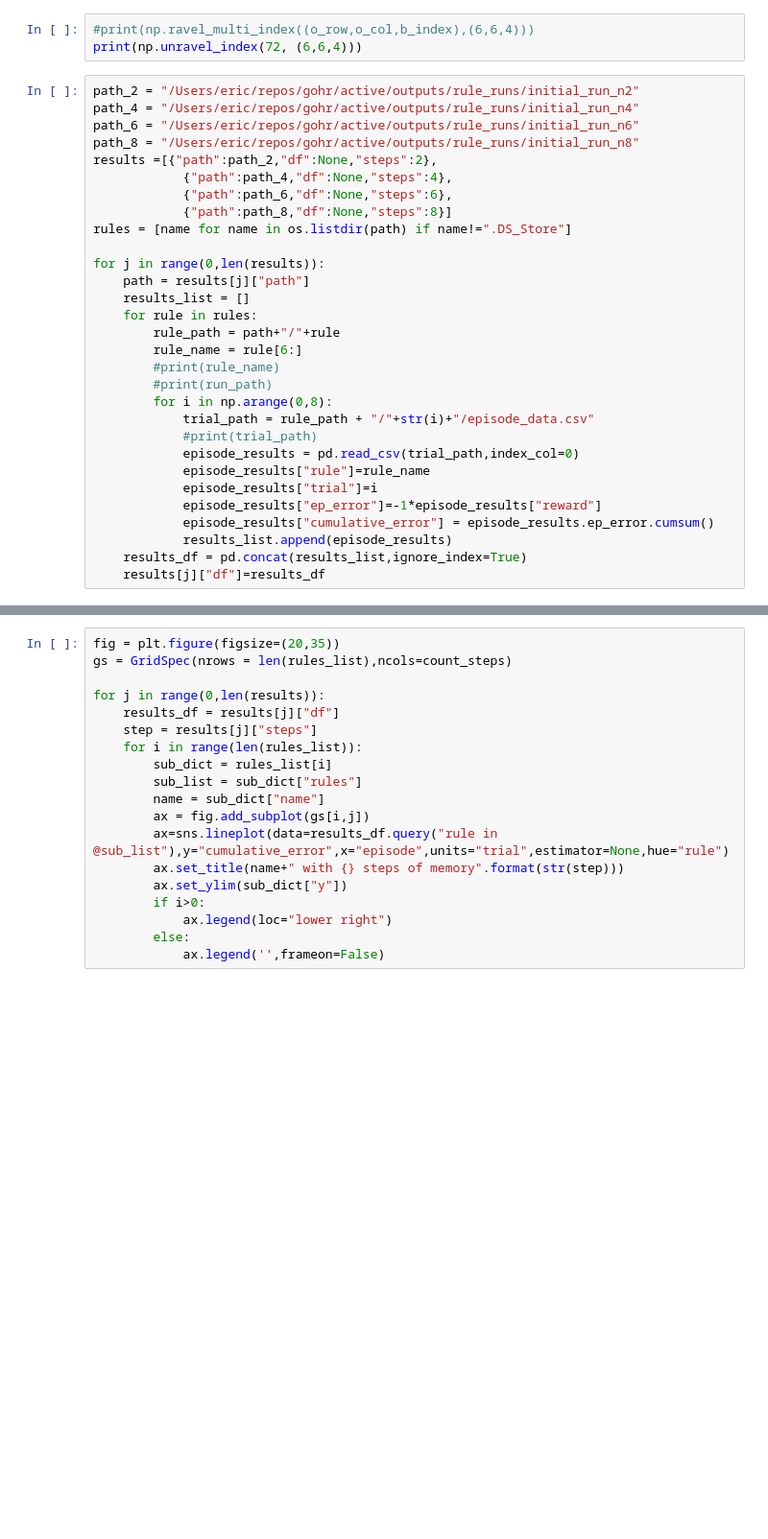
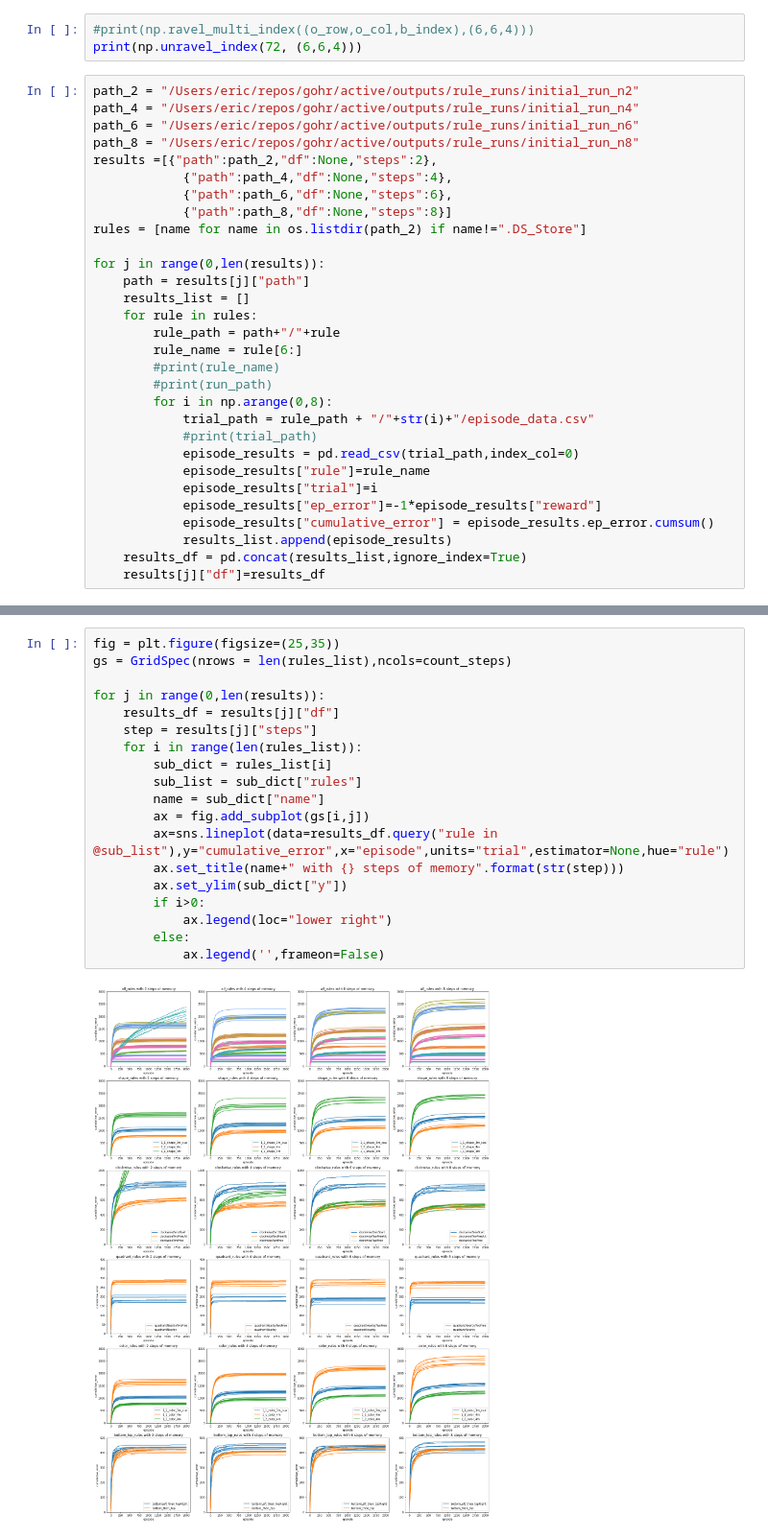
Before and after one commit to epulick/gohr, a Jupyter notebook: misc/eric_dev.ipynb, the cells around one changed output, grey strips where cells are left out. Shown at 96% size. Cells and saved outputs as stored; diff of their text form; blank space fills up the shorter version.

```diff
--- a/misc/eric_dev.ipynb
+++ b/misc/eric_dev.ipynb
@@ -87,7 +90,7 @@ results =[{"path":path_2,"df":None,"steps":2},
             {"path":path_4,"df":None,"steps":4},
             {"path":path_6,"df":None,"steps":6},
             {"path":path_8,"df":None,"steps":8}]
-rules = [name for name in os.listdir(path) if name!=".DS_Store"]
+rules = [name for name in os.listdir(path_2) if name!=".DS_Store"]
 
 for j in range(0,len(results)):
     path = results[j]["path"]
@@ -143,19 +150,21 @@ for j in range(0,len(results)):
 # %%
-fig = plt.figure(figsize=(20,35))
+fig = plt.figure(figsize=(25,35))
 gs = GridSpec(nrows = len(rules_list),ncols=count_steps)
 
 for j in range(0,len(results)):
     results_df = results[j]["df"]
     step = results[j]["steps"]
     for i in range(len(rules_list)):
         sub_dict = rules_list[i]
         sub_list = sub_dict["rules"]
         name = sub_dict["name"]
         ax = fig.add_subplot(gs[i,j])
         ax=sns.lineplot(data=results_df.query("rule in @sub_list"),y="cumulative_error",x="episode",units="trial",estimator=None,hue="rule")
         ax.set_title(name+" with {} steps of memory".format(str(step)))
         ax.set_ylim(sub_dict["y"])
         if i>0:
             ax.legend(loc="lower right")
         else:
             ax.legend('',frameon=False)
+# %% [output]
+[figure, added]
```
Also changed, not shown: parts of 3 cells of this notebook, 9 other files.
